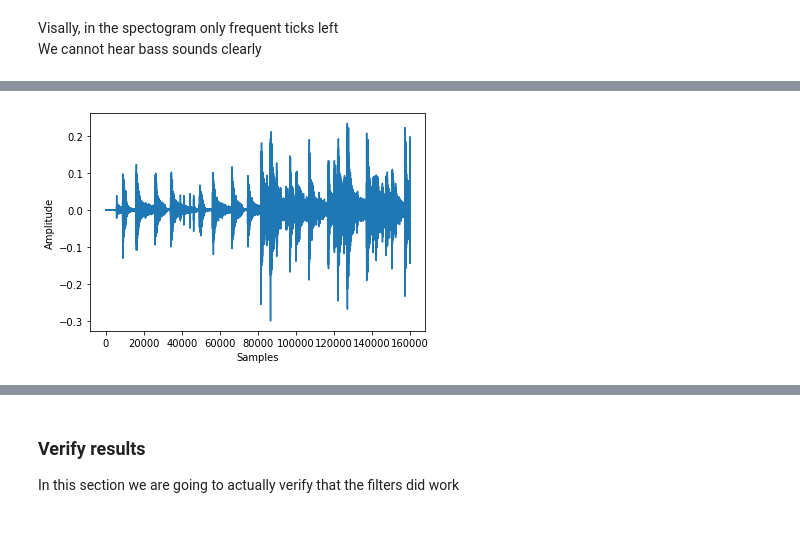
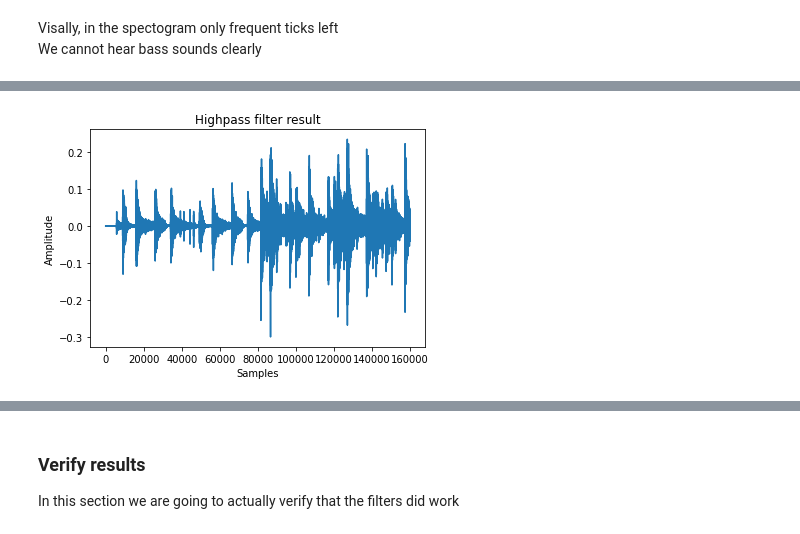
Before and after one commit to sham1lk/irc_dsp, a Jupyter notebook: lab3.ipynb, the cells around one changed output, grey strips where cells are left out. Drawn from its saved outputs; the diff is of its cells as text; code cells hidden in the pictures.

```diff
--- a/lab3.ipynb
+++ b/lab3.ipynb
@@ -208,7 +202,7 @@ def IIR_filter(a, b: np.array):
         # prepend zeroes to the signal
         shift = max(p, q)
         zeros = np.zeros(shift)
-        signal = np.concatenate((signal, zeros))  # np.insert(signal, 0, zeros, axis=0)
+        signal = np.concatenate((zeros, signal))  # np.insert(signal, 0, zeros, axis=0)
 
         # append zero terms to the output
         output = zeros.copy()
@@ -319,12 +371,14 @@ Wall time: 8.24 s
 # %%
-plt.plot(filtered_signal)
+plt.plot(filtered_signal_high)
+
+plt.title("Highpass filter result")
 plt.ylabel("Amplitude")
 plt.xlabel("Samples")
 plt.show()
 
-Audio(filtered_signal,rate=fs)
+Audio(filtered_signal_high,rate=fs)
 # %% [output]
-[figure, old version]
+[figure, new version]
 [interactive output not drawn]
 # %% [markdown]
 ### Verify results
```
Also changed, not shown: parts of 20 cells of this notebook.
